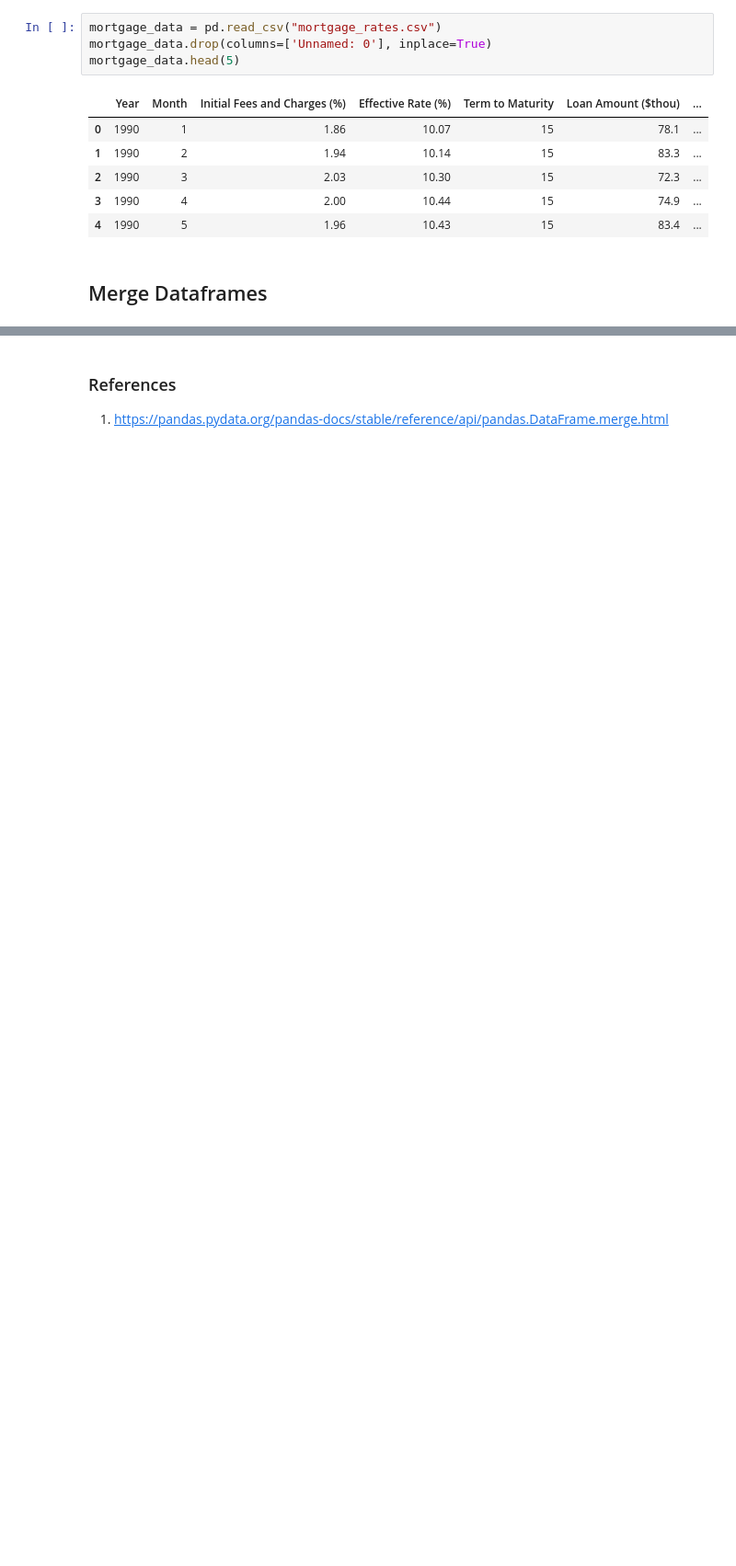
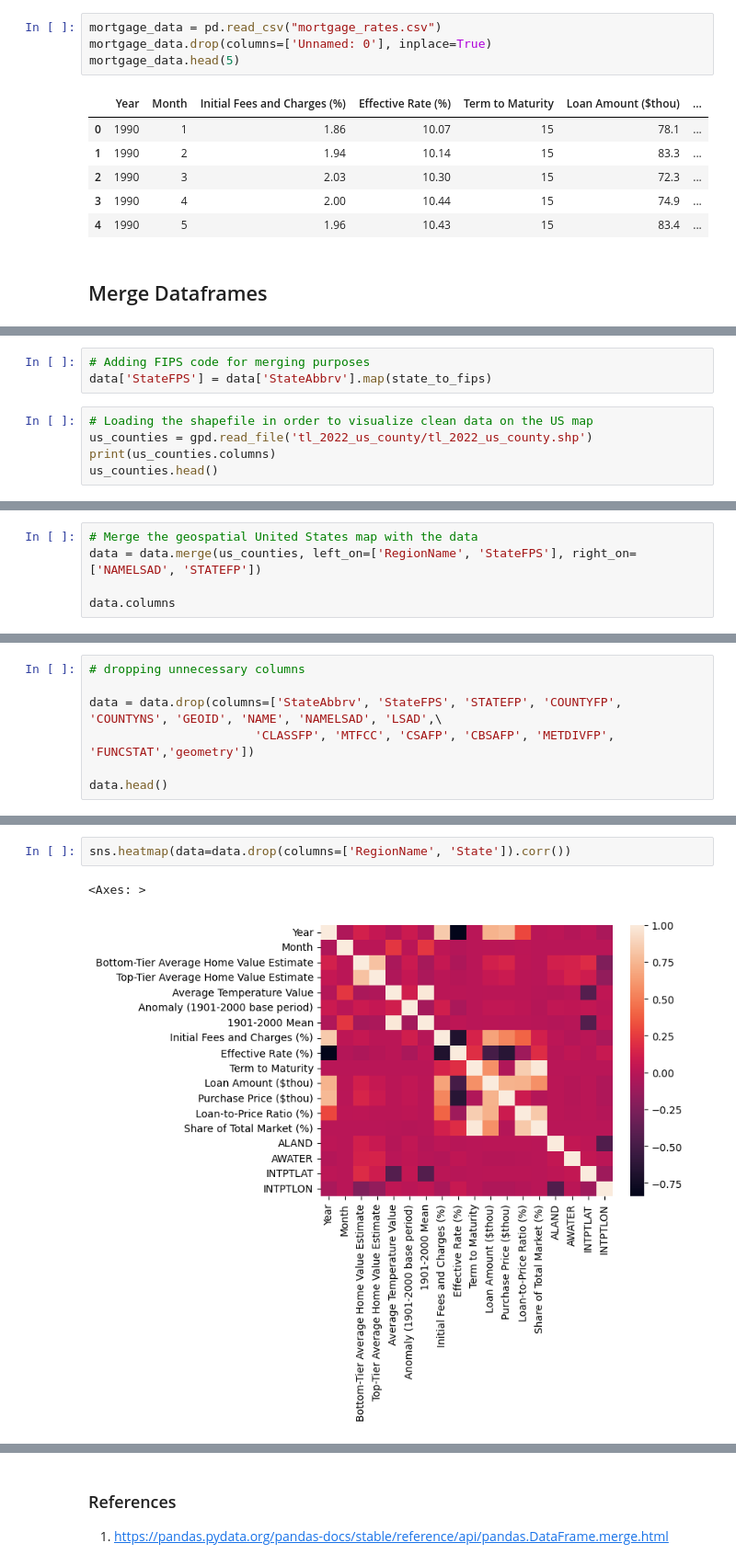
Before and after one commit to MLFP-90803-SP24-FinalProjects/Team17-FinalProject, a Jupyter notebook: Merging_Data.ipynb, the cells around one changed output, grey strips where cells are left out. Shown at 92% size. Cells and saved outputs as stored; diff of their text form; blank space fills up the shorter version.

Commit message:
chore: cleaned up workspace

```diff
--- a/Merging_Data.ipynb
+++ b/Merging_Data.ipynb
@@ -104,0 +232,8 @@ homevalues_v_climate2.to_csv("all_data.csv")
+# %%
+# Adding FIPS code for merging purposes
+data['StateFPS'] = data['StateAbbrv'].map(state_to_fips)
+# %%
+# Loading the shapefile in order to visualize clean data on the US map
+us_counties = gpd.read_file('tl_2022_us_county/tl_2022_us_county.shp')
+print(us_counties.columns)
+us_counties.head()
@@ -104,0 +251,5 @@ homevalues_v_climate2.to_csv("all_data.csv")
+# %%
+# Merge the geospatial United States map with the data
+data = data.merge(us_counties, left_on=['RegionName', 'StateFPS'], right_on=['NAMELSAD', 'STATEFP'])
+
+data.columns
@@ -104,0 +268,7 @@ homevalues_v_climate2.to_csv("all_data.csv")
+# %%
+# dropping unnecessary columns
+
+data = data.drop(columns=['StateAbbrv', 'StateFPS', 'STATEFP', 'COUNTYFP', 'COUNTYNS', 'GEOID', 'NAME', 'NAMELSAD', 'LSAD',\
+                       'CLASSFP', 'MTFCC', 'CSAFP', 'CBSAFP', 'METDIVFP', 'FUNCSTAT','geometry'])
+
+data.head()
@@ -104,0 +286,5 @@ homevalues_v_climate2.to_csv("all_data.csv")
+# %%
+sns.heatmap(data=data.drop(columns=['RegionName', 'State']).corr())
+# %% [output]
+<Axes: >
+[figure, added]
```
Also changed, not shown: parts of 13 cells of this notebook, 4 other files.
